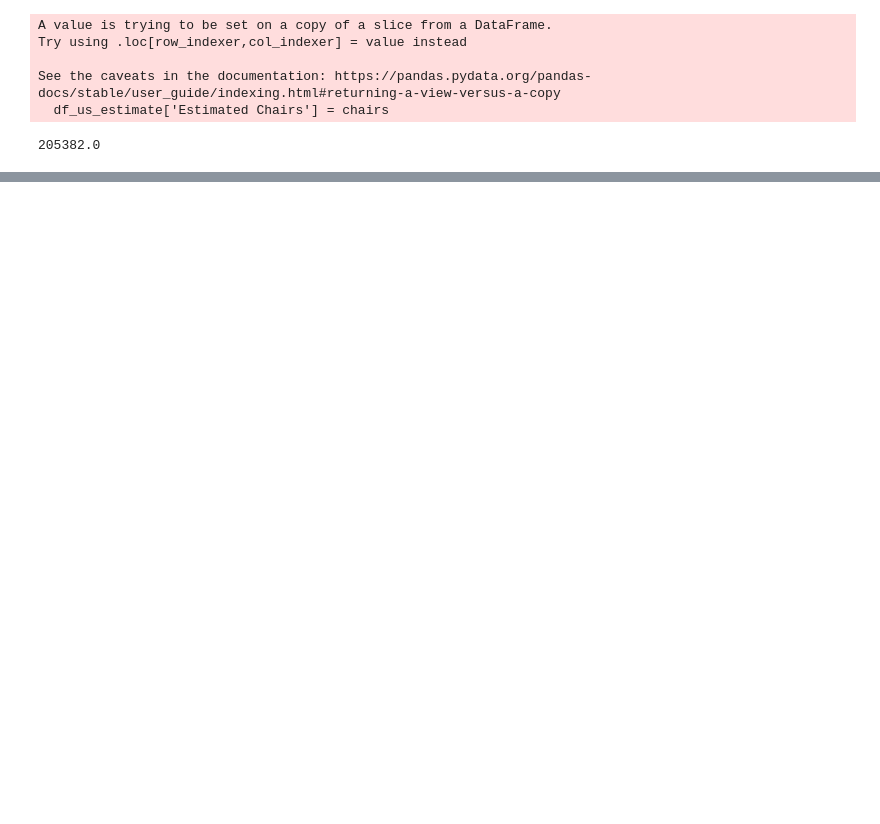
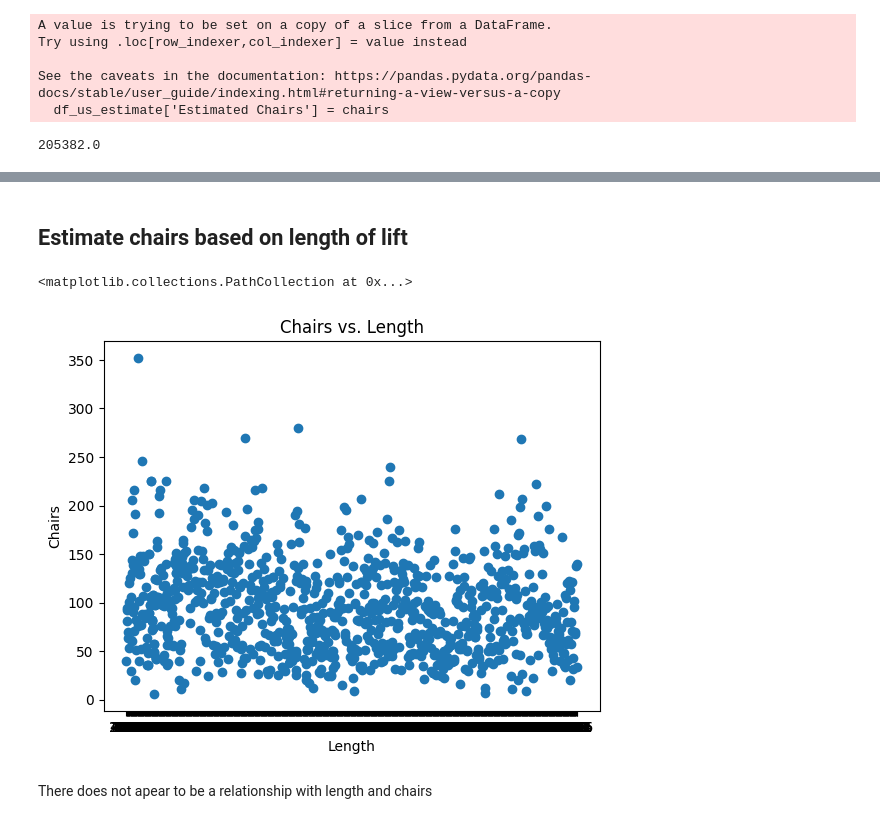
Before and after one commit to aolszewski93/ski-lift-database, a Jupyter notebook: ski_lift_investigation.ipynb, the cells around one changed output, grey strips where cells are left out. Saved outputs shown, nothing was run; the diff lists cells and outputs as text; code cells hidden in the pictures; blank space fills up the shorter version.

```diff
--- a/ski_lift_investigation.ipynb
+++ b/ski_lift_investigation.ipynb
@@ -236,0 +232,16 @@ df_us_estimate['Estimated Chairs'].sum()
+# %% [markdown]
+## Estimate chairs based on length of lift ##
+# %%
+# plot chairs vs. towers
+df_us_chair_length_data = df_us_chair_data[df_us_chair_data['Length'].isna()==False]
+length = df_us_chair_length_data['Length']
+chairs = df_us_chair_length_data['Chairs']
+plt.title('Chairs vs. Length')
+plt.xlabel('Length')
+plt.ylabel('Chairs')
+plt.scatter(length, chairs)
+# %% [output]
+<matplotlib.collections.PathCollection at 0x...>
+[figure, added]
+# %% [markdown]
+There does not apear to be a relationship with length and chairs
```
Also changed, not shown: parts of 5 cells of this notebook.
